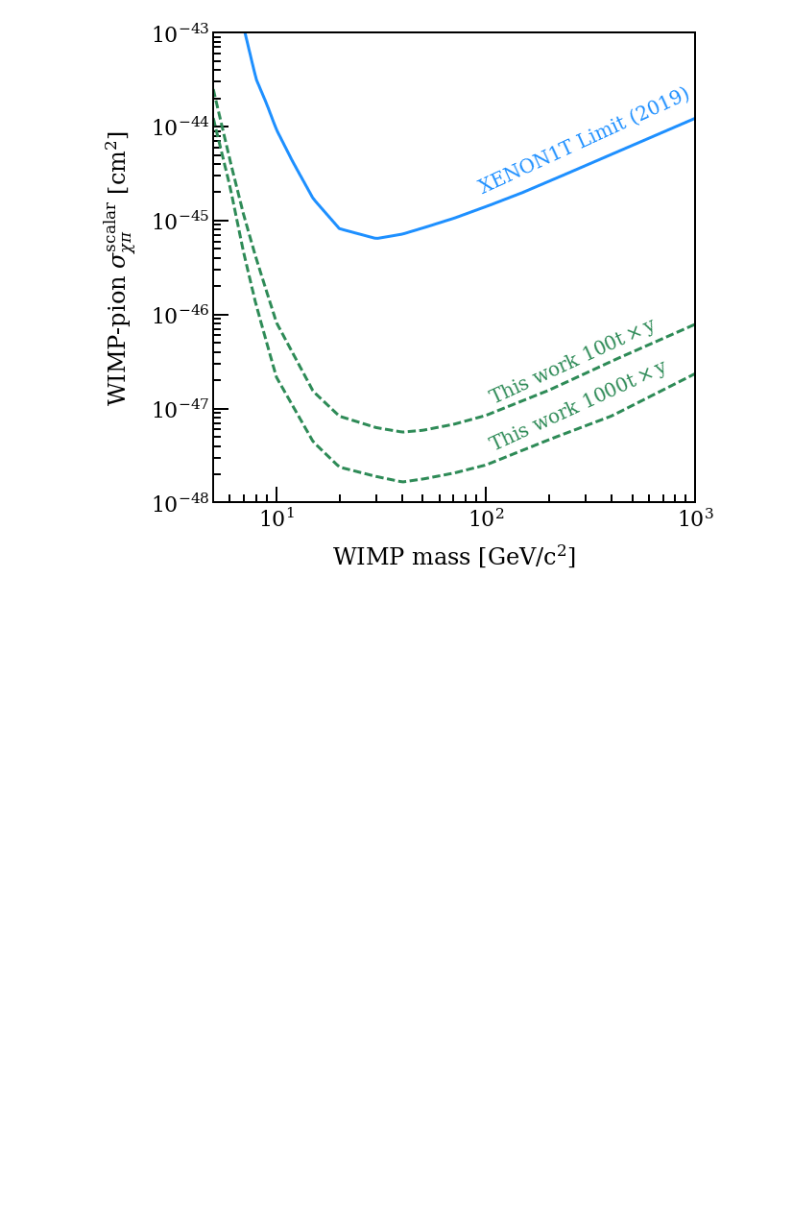
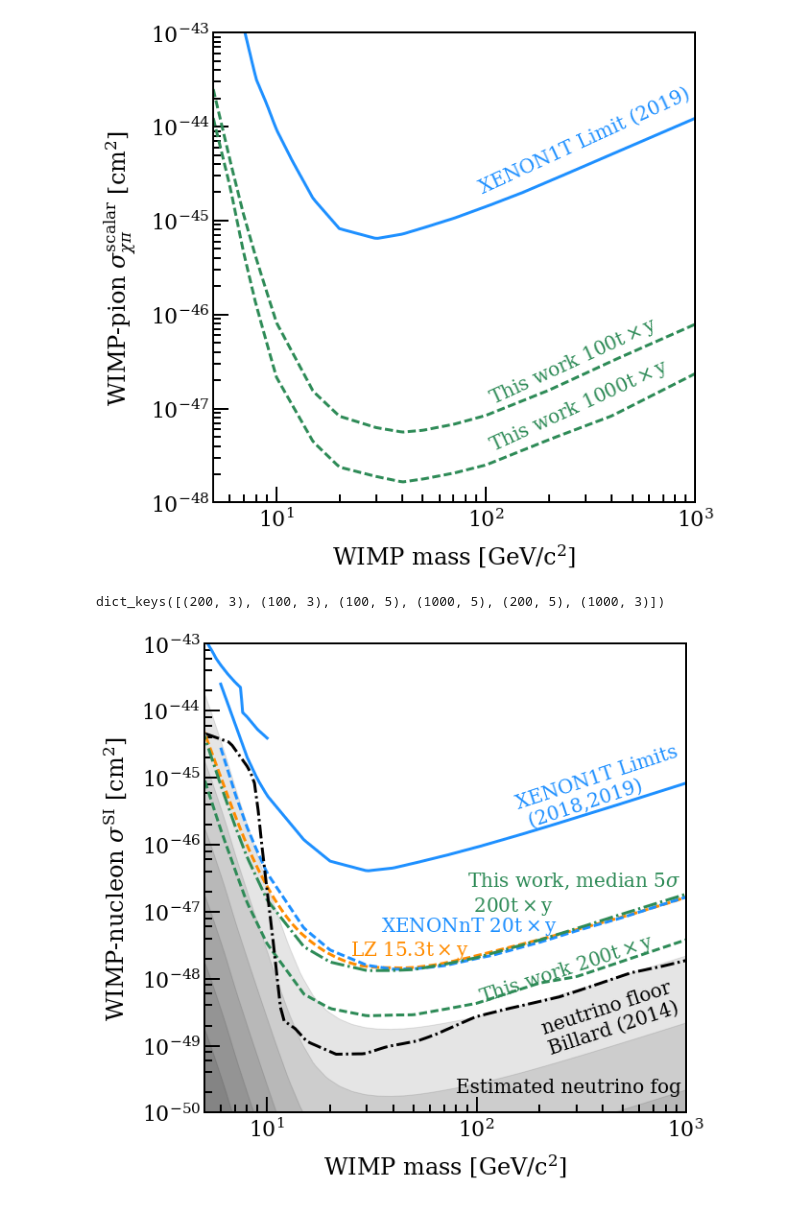
Before and after one commit to kdund/simple_darwin_sensiplot, a Jupyter notebook: Plot_simple_sensitivities.ipynb, the cells around one changed output. Drawn from its saved outputs; the diff is of its cells as text; code cells hidden in the pictures; blank space fills up the shorter version.

```diff
--- a/Plot_simple_sensitivities.ipynb
+++ b/Plot_simple_sensitivities.ipynb
@@ -178,6 +178,11 @@ ntproj = f["ntproj"]
 nt_masses = ntproj[0]
 nt_sensi = ntproj[1]["ulmed"]
 nt_si_curve = curve(nt_masses, nt_sensi*1e-45)
+# %%
+f = np.load("resources/medpower_results.npz")["medpower_dict"].item()
+medpower_darwin_curves = dict()
+for k,i in f.items():
+    medpower_darwin_curves[k] = curve(i[0],i[1])
 # %%
 f = np.loadtxt("resources/sd_p_only_limit.csv",delimiter=",")
 xe1t_sdp_limit = curve(f[:,0],f[:,1])
@@ -452,3 +457,47 @@ plt.savefig("fig_simplified_projection_pion.pdf")
 plt.show()
 # %% [output]
 [figure]
+# %%
+medpower_darwin_curves.keys()
+# %% [output]
+dict_keys([(200, 3), (100, 3), (100, 5), (1000, 5), (200, 5), (1000, 3)])
+# %%
+plt.clf()
+xlim = [5,1000]
+ylim = [1e-50,1e-43]
+tangle = get_limitangle(xlim, ylim)
+xe1t_si_limit.plot(linestyle="-",color=xecolor)
+xe1t_sis2_limit.plot(np.linspace(1,10,100),linestyle="-",color=xecolor)
+
+lz_si_curve.plot(linestyle="--",color=lzcolor)
+nt_si_curve.plot(linestyle="--",color=xecolor)
+
+darwin_curves["SI",200].plot(linestyle="--" ,color=darwincolor)
+#darwin_curves["SI",100].plot_band(idown=1,iup=3)
+medpower_darwin_curves[200,5].plot(linestyle="-.",color=darwincolor)
+
+#simple_nu_floors["SI"].plot_band(idown=0,iup=1,color="k",alpha=0.1)
+billard_curve.plot(linestyle="-.",color="k",alpha=1)
+simple_nu_floors["SI"].plot_nufog(color="k",alpha=0.1)
+
+plt.text(150,1e-45,"XENON1T Limits\n (2018,2019)",size=20,color=xecolor,rotation=tangle)
+plt.text(25,0.22e-47,"LZ $15.3\\mathrm{t}\\times\\mathrm{y}$",size=20,color=lzcolor,rotation=0.)
+plt.text(35,0.5e-47,"XENONnT $20\\mathrm{t}\\times\\mathrm{y}$",size=20,color=xecolor,rotation=0.)
+plt.text(90,1e-47,"This work, median $5\\sigma$\n $200\\mathrm{t}\\times\\mathrm{y}$",size=20,color=darwincolor,rotation=0.)
+plt.text(100,3e-48,"This work $200\\mathrm{t}\\times\\mathrm{y}$",size=20,color=darwincolor,rotation=tangle)
+plt.text(200,0.3e-48,"neutrino floor\nBillard (2014)",size=20,color="k",rotation=tangle)
+plt.text(80,0.02e-48,"Estimated neutrino fog",size=20,color="k",rotation=0)
+#plt.text(100,1e-46,"XENON1T Limits\n (2018,2019)",size=20,color=xecolor,rotation=tangle)
+
+plt.xlim(xlim)
+plt.ylim(ylim)
+plt.yscale("log")
+plt.xscale("log")
+plt.xlabel("WIMP mass [$\mathrm{GeV/c^2}$]")
+#plt.ylabel("WIMP-nucleon $\sigma$ [$\mathrm{cm^2}$]")
+plt.ylabel("WIMP-nucleon $\sigma^\\mathrm{SI}$ [$\mathrm{cm^2}$]")
+plt.savefig("fig_simplified_projection_si_200ty.png")
+plt.savefig("fig_simplified_projection_si_200ty.pdf")
+plt.show()
+# %% [output]
+[figure, added]
```
Also changed, not shown: parts of 5 cells of this notebook, 1 other file.
